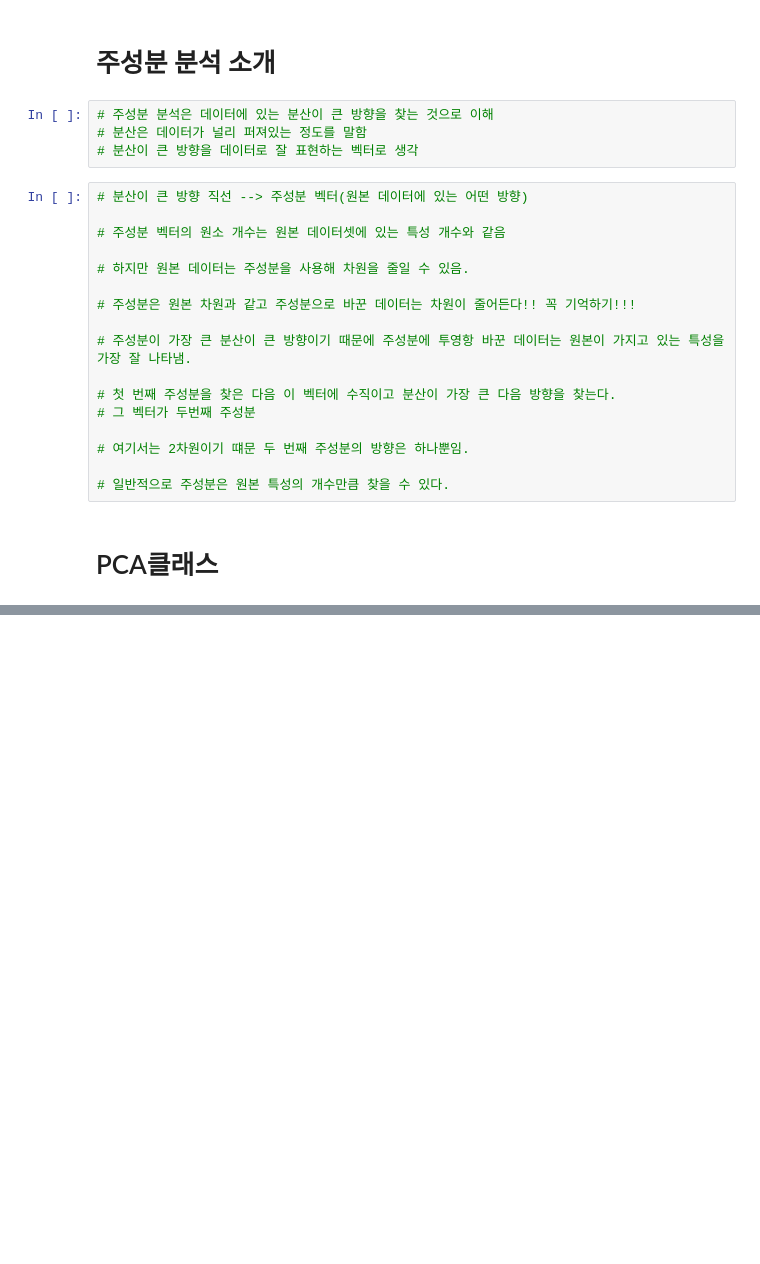
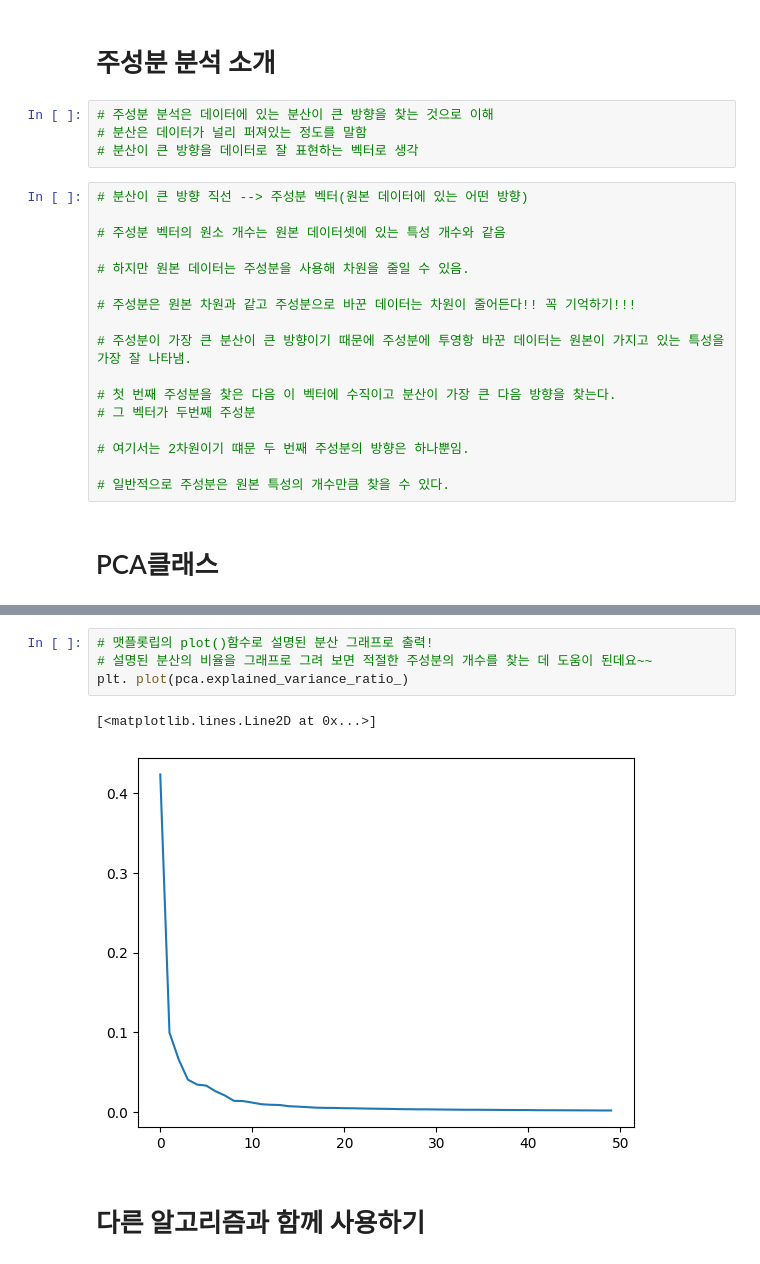
Before and after one commit to jxxngho/HG_MLDL, a Jupyter notebook: 06_3_Principal_Component_Analysis.ipynb, the cells around one changed output, grey strips where cells are left out. Saved outputs shown, nothing was run; the diff lists cells and outputs as text; blank space fills up the shorter version.

```diff
--- a/06_3_Principal_Component_Analysis.ipynb
+++ b/06_3_Principal_Component_Analysis.ipynb
@@ -79,0 +152,9 @@ print(pca.components_.shape)
+# %%
+# 맷플롯립의 plot()함수로 설명된 분산 그래프로 출력!
+# 설명된 분산의 비율을 그래프로 그려 보면 적절한 주성분의 개수를 찾는 데 도움이 된데요~~
+plt. plot(pca.explained_variance_ratio_)
+# %% [output]
+[<matplotlib.lines.Line2D at 0x...>]
+[figure, added]
+# %% [markdown]
+# 다른 알고리즘과 함께 사용하기
```
Also changed, not shown: parts of 22 cells of this notebook.
